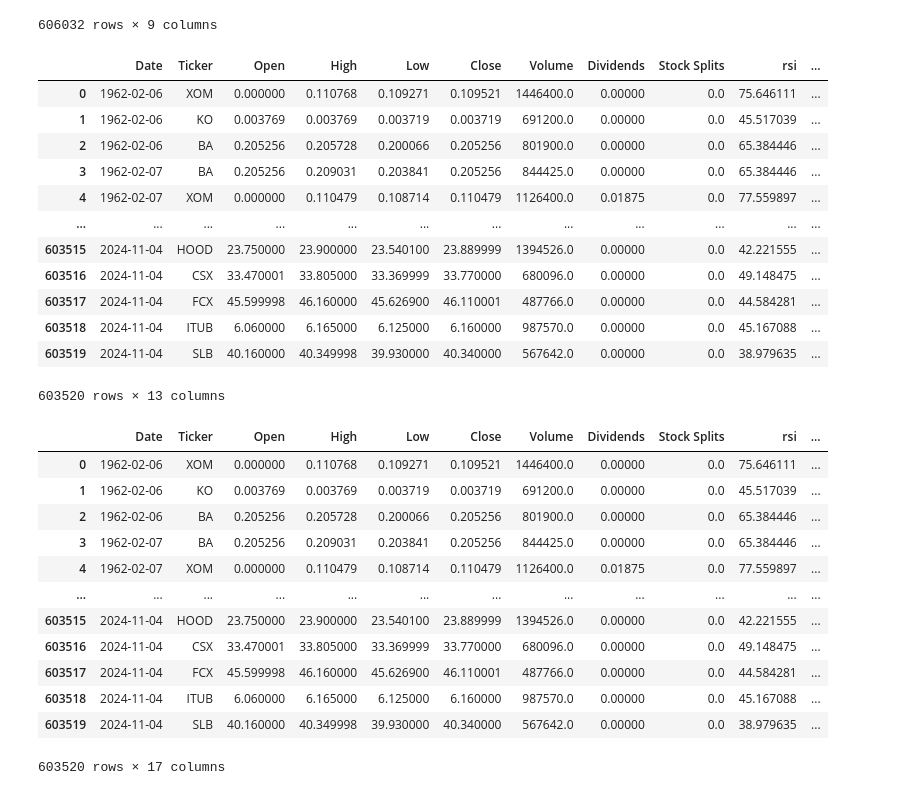
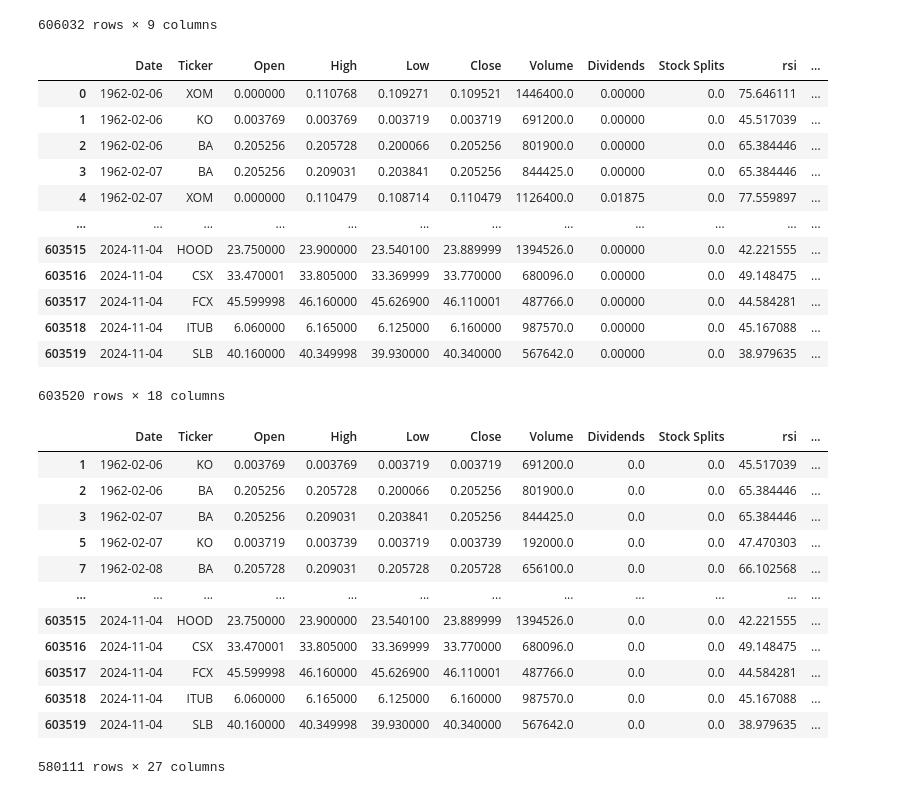
Before and after one commit to cshen05/Personal-Projects, a Jupyter notebook: UnsupervisedTrading/Trading2025.ipynb, the cells around one changed output. Cells and saved outputs as stored; diff of their text form; code cells hidden in the pictures.

```diff
--- a/UnsupervisedTrading/Trading2025.ipynb
+++ b/UnsupervisedTrading/Trading2025.ipynb
@@ -100,6 +97,12 @@ def add_indicators(df):
     df["sma20"] = ta.sma(df["Close"], length=20)
     df["macd"] = ta.macd(df["Close"])["MACD_12_26_9"]
     df["atr"] = ta.atr(df["High"], df["Low"], df["Close"])
+    df["daily_return"] = df["Close"].pct_change()
+    bbands = ta.bbands(df["Close"], length=20)
+    df["bb_percent"] = bbands["BBP_20_2.0"]
+    df["price_to_sma"] = df["Close"] / df["sma20"]
+    df["co_ratio"] = df["Close"] / df["Open"]
+    df["volume_z"] = (df["Volume"] - df["Volume"].mean()) / df["Volume"].std()
     return df
 
 df_features = df_top100.groupby("Ticker", group_keys=False).apply(add_indicators).dropna(subset=["rsi", "sma20", "macd", "atr"]).reset_index(drop=True)
@@ -117,25 +120,40 @@ df_features
 | 603517 | 2024-11-04 | FCX | 45.599998 | 46.160000 | 45.626900 | 46.110001 | 487766.0 | 0.00000 | 0.0 | 44.584281 | ... |
 | 603518 | 2024-11-04 | ITUB | 6.060000 | 6.165000 | 6.125000 | 6.160000 | 987570.0 | 0.00000 | 0.0 | 45.167088 | ... |
 | 603519 | 2024-11-04 | SLB | 40.160000 | 40.349998 | 39.930000 | 40.340000 | 567642.0 | 0.00000 | 0.0 | 38.979635 | ... |
-603520 rows × 13 columns
+603520 rows × 18 columns
-# %%
-features = df_features[["rsi", "sma20", "macd", "atr"]]
-scaler = StandardScaler()
-features_scaled = scaler.fit_transform(features)
-df_features[["rsi_scaled", "sma20_scaled", "macd_scaled", "atr_scaled"]] = features_scaled
-df_features
-# %% [output]
-|  | Date | Ticker | Open | High | Low | Close | Volume | Dividends | Stock Splits | rsi | ... |
-| 0 | 1962-02-06 | XOM | 0.000000 | 0.110768 | 0.109271 | 0.109521 | 1446400.0 | 0.00000 | 0.0 | 75.646111 | ... |
-| 1 | 1962-02-06 | KO | 0.003769 | 0.003769 | 0.003719 | 0.003719 | 691200.0 | 0.00000 | 0.0 | 45.517039 | ... |
-| 2 | 1962-02-06 | BA | 0.205256 | 0.205728 | 0.200066 | 0.205256 | 801900.0 | 0.00000 | 0.0 | 65.384446 | ... |
-| 3 | 1962-02-07 | BA | 0.205256 | 0.209031 | 0.203841 | 0.205256 | 844425.0 | 0.00000 | 0.0 | 65.384446 | ... |
-| 4 | 1962-02-07 | XOM | 0.000000 | 0.110479 | 0.108714 | 0.110479 | 1126400.0 | 0.01875 | 0.0 | 77.559897 | ... |
-| ... | ... | ... | ... | ... | ... | ... | ... | ... | ... | ... | ... |
-| 603515 | 2024-11-04 | HOOD | 23.750000 | 23.900000 | 23.540100 | 23.889999 | 1394526.0 | 0.00000 | 0.0 | 42.221555 | ... |
-| 603516 | 2024-11-04 | CSX | 33.470001 | 33.805000 | 33.369999 | 33.770000 | 680096.0 | 0.00000 | 0.0 | 49.148475 | ... |
-| 603517 | 2024-11-04 | FCX | 45.599998 | 46.160000 | 45.626900 | 46.110001 | 487766.0 | 0.00000 | 0.0 | 44.584281 | ... |
-| 603518 | 2024-11-04 | ITUB | 6.060000 | 6.165000 | 6.125000 | 6.160000 | 987570.0 | 0.00000 | 0.0 | 45.167088 | ... |
-| 603519 | 2024-11-04 | SLB | 40.160000 | 40.349998 | 39.930000 | 40.340000 | 567642.0 | 0.00000 | 0.0 | 38.979635 | ... |
-603520 rows × 17 columns
+# %%
+features_to_use = ["rsi", "sma20", "macd", "atr", "daily_return", "bb_percent", "price_to_sma", "co_ratio", "volume_z"]
+df_features = df_top100.groupby("Ticker", group_keys=False).apply(add_indicators).dropna(subset=features_to_use).reset_index(drop=True)
+
+# Remove inf/-inf and large magnitude outliers
+df_features.replace([np.inf, -np.inf], np.nan, inplace=True)
+
+# cap extreme values
+df_features = df_features[df_features[features_to_use].abs().lt(1e10).all(axis=1)]
+
+# Drop remaining NaNs
+df_features.dropna(subset=features_to_use, inplace=True)
+
+scaler = StandardScaler()
+features_scaled = scaler.fit_transform(df_features[features_to_use])
+
+# Add scaled versions to dataframe
+scaled_cols = [f"{col}_scaled" for col in features_to_use]
+df_features[scaled_cols] = features_scaled
+
+df_features
+# %% [output]
+|  | Date | Ticker | Open | High | Low | Close | Volume | Dividends | Stock Splits | rsi | ... |
+| 1 | 1962-02-06 | KO | 0.003769 | 0.003769 | 0.003719 | 0.003719 | 691200.0 | 0.0 | 0.0 | 45.517039 | ... |
+| 2 | 1962-02-06 | BA | 0.205256 | 0.205728 | 0.200066 | 0.205256 | 801900.0 | 0.0 | 0.0 | 65.384446 | ... |
+| 3 | 1962-02-07 | BA | 0.205256 | 0.209031 | 0.203841 | 0.205256 | 844425.0 | 0.0 | 0.0 | 65.384446 | ... |
+| 5 | 1962-02-07 | KO | 0.003719 | 0.003739 | 0.003719 | 0.003739 | 192000.0 | 0.0 | 0.0 | 47.470303 | ... |
+| 7 | 1962-02-08 | BA | 0.205728 | 0.209031 | 0.205728 | 0.205728 | 656100.0 | 0.0 | 0.0 | 66.102568 | ... |
+| ... | ... | ... | ... | ... | ... | ... | ... | ... | ... | ... | ... |
+| 603515 | 2024-11-04 | HOOD | 23.750000 | 23.900000 | 23.540100 | 23.889999 | 1394526.0 | 0.0 | 0.0 | 42.221555 | ... |
+| 603516 | 2024-11-04 | CSX | 33.470001 | 33.805000 | 33.369999 | 33.770000 | 680096.0 | 0.0 | 0.0 | 49.148475 | ... |
+| 603517 | 2024-11-04 | FCX | 45.599998 | 46.160000 | 45.626900 | 46.110001 | 487766.0 | 0.0 | 0.0 | 44.584281 | ... |
+| 603518 | 2024-11-04 | ITUB | 6.060000 | 6.165000 | 6.125000 | 6.160000 | 987570.0 | 0.0 | 0.0 | 45.167088 | ... |
+| 603519 | 2024-11-04 | SLB | 40.160000 | 40.349998 | 39.930000 | 40.340000 | 567642.0 | 0.0 | 0.0 | 38.979635 | ... |
+580111 rows × 27 columns
 # %%
```
Also changed, not shown: parts of 8 cells of this notebook, 2 other files.
